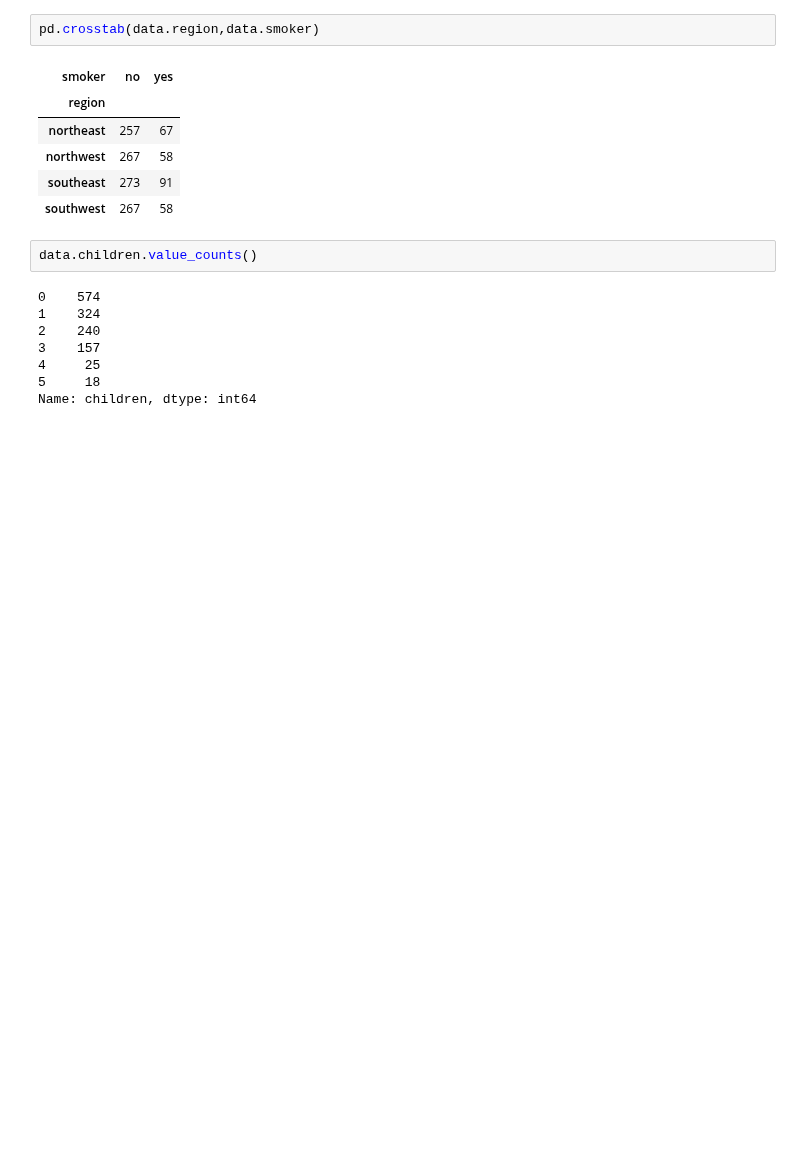
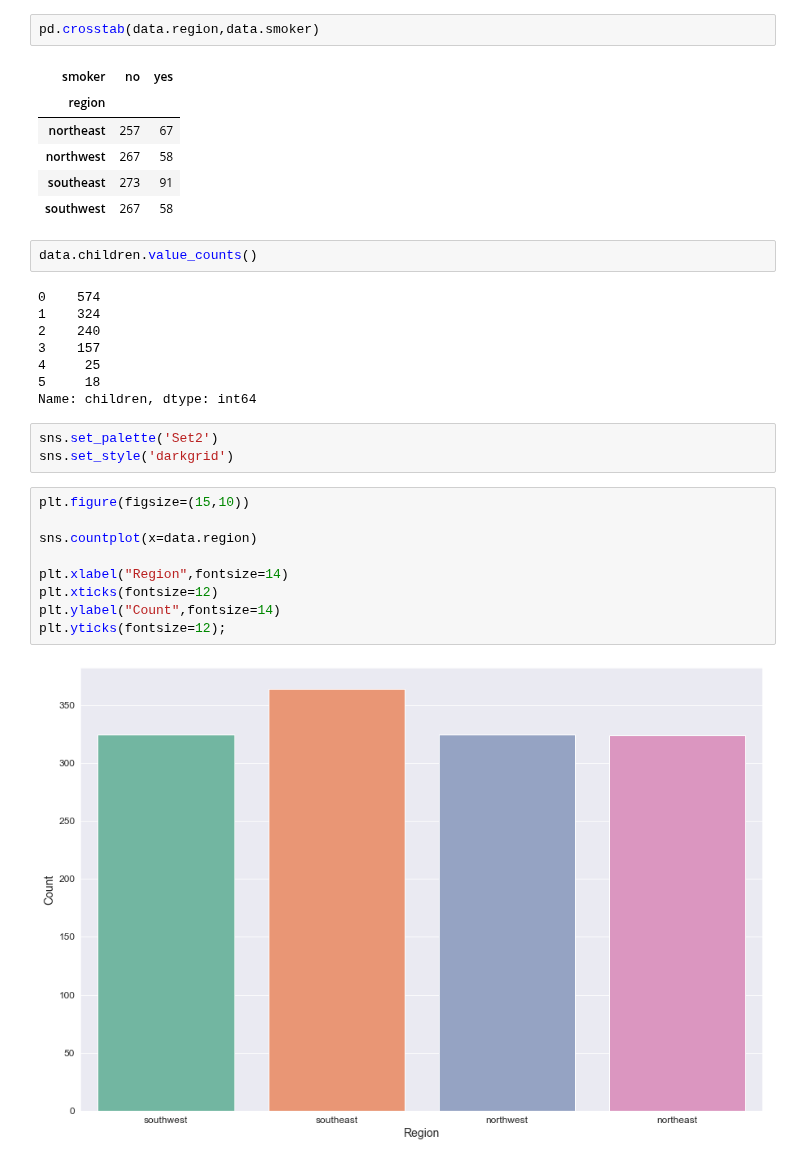
Before and after one commit to shamimsikder/Data-Visualization-Exercises, a Jupyter notebook: Medical Insurance Costs.ipynb, the cells around one changed output. Drawn from its saved outputs; the diff is of its cells as text; blank space fills up the shorter version.

```diff
--- a/Medical Insurance Costs.ipynb
+++ b/Medical Insurance Costs.ipynb
@@ -82,3 +82,17 @@ data.children.value_counts()
 4     25
 5     18
 Name: children, dtype: int64
+# %%
+sns.set_palette('Set2')
+sns.set_style('darkgrid')
+# %%
+plt.figure(figsize=(15,10))
+
+sns.countplot(x=data.region)
+
+plt.xlabel("Region",fontsize=14)
+plt.xticks(fontsize=12)
+plt.ylabel("Count",fontsize=14)
+plt.yticks(fontsize=12);
+# %% [output]
+[figure, added]
```
Also changed, not shown: parts of 1 cell of this notebook.
